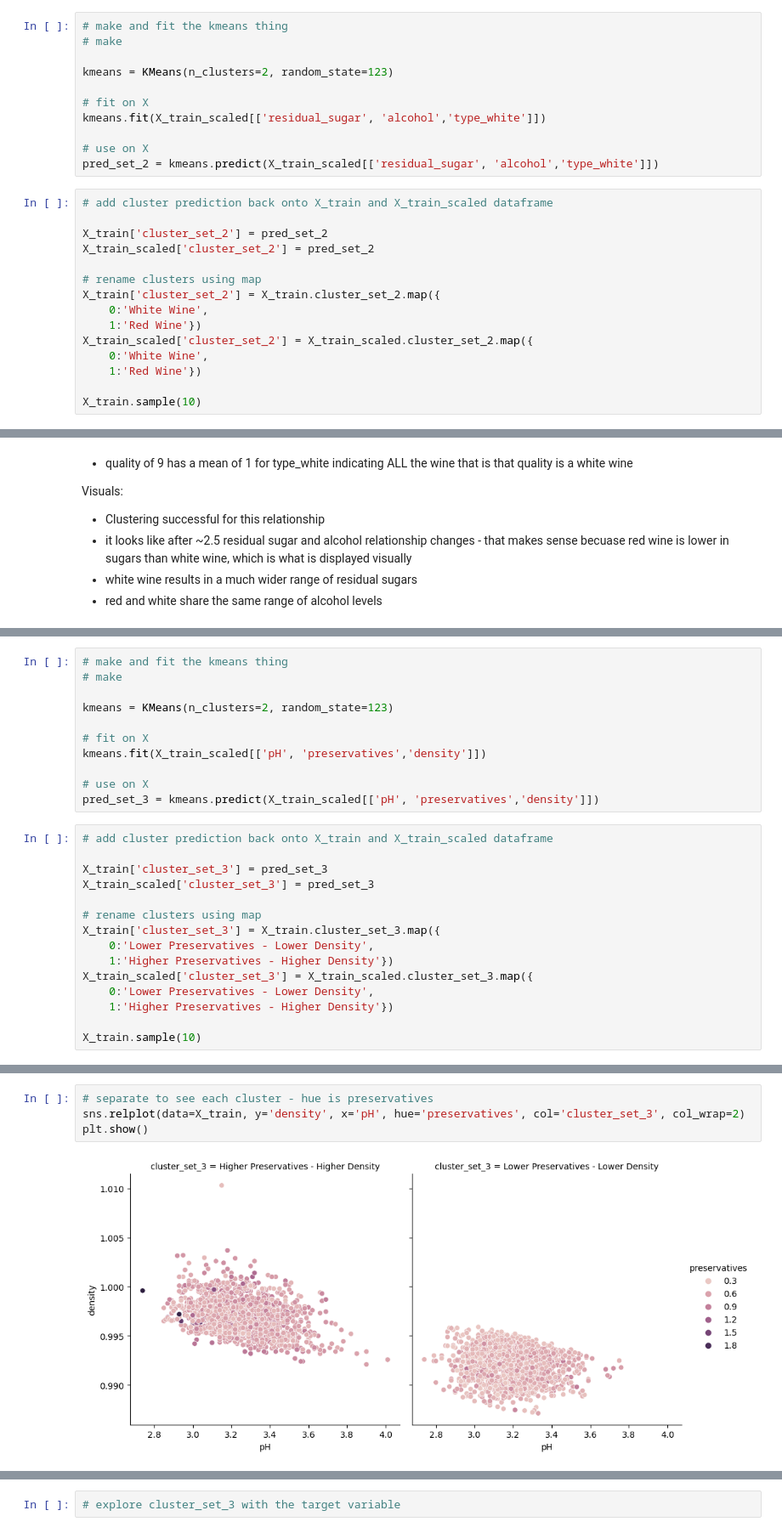
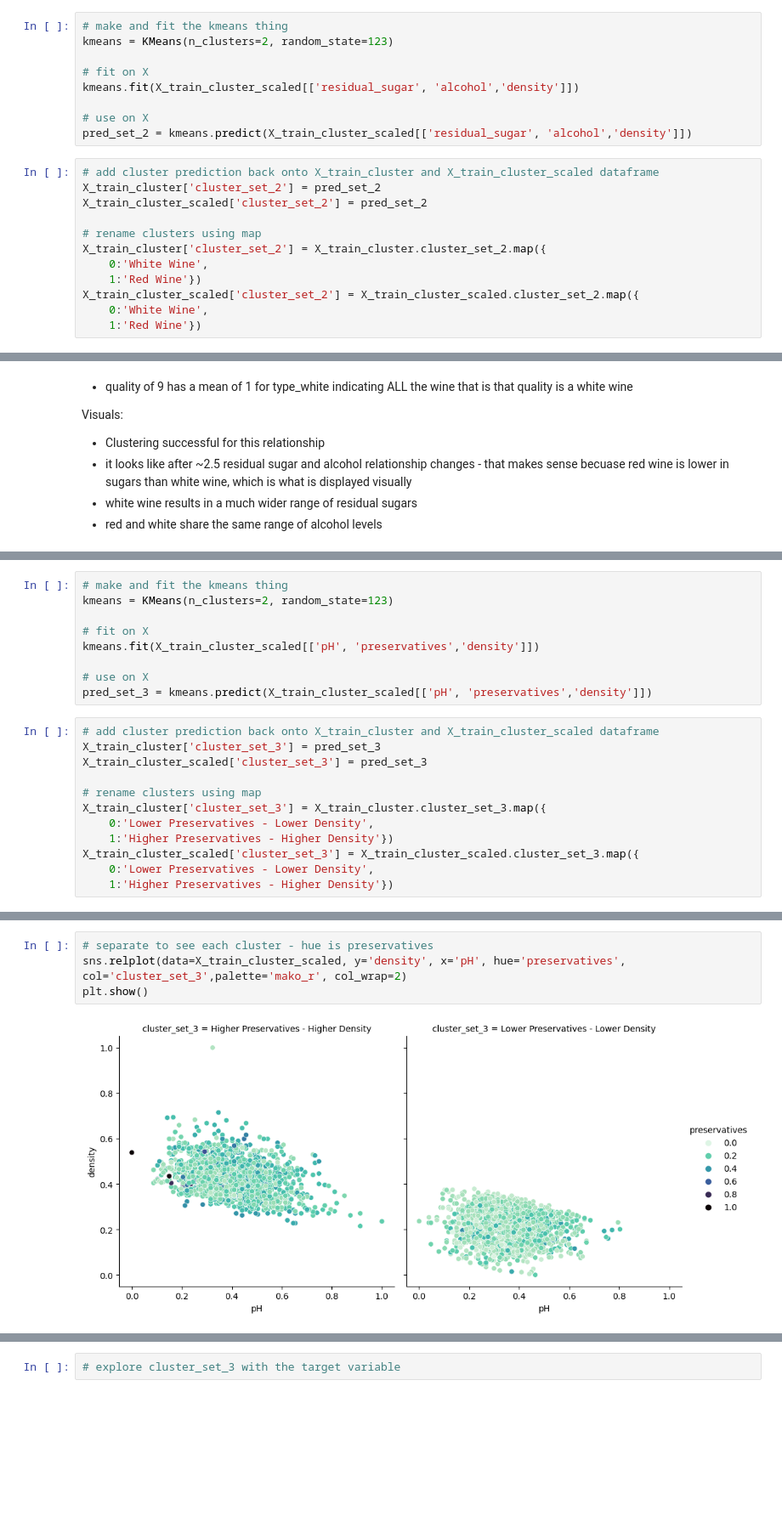
Before and after one commit to OKPTaylor/wine-quality-predictor, a Jupyter notebook: final_report2.ipynb, the cells around one changed output, grey strips where cells are left out. Shown at 85% size. Saved outputs shown, nothing was run; the diff lists cells and outputs as text; blank space fills up the shorter version.

```diff
--- a/final_report2.ipynb
+++ b/final_report2.ipynb
@@ -460,26 +484,21 @@ Visuals:
 # %%
 # make and fit the kmeans thing
-# make
-
 kmeans = KMeans(n_clusters=2, random_state=123)
 
 # fit on X
-kmeans.fit(X_train_scaled[['residual_sugar', 'alcohol','type_white']])
+kmeans.fit(X_train_cluster_scaled[['residual_sugar', 'alcohol','density']])
 
 # use on X
-pred_set_2 = kmeans.predict(X_train_scaled[['residual_sugar', 'alcohol','type_white']])
+pred_set_2 = kmeans.predict(X_train_cluster_scaled[['residual_sugar', 'alcohol','density']])
 # %%
-# add cluster prediction back onto X_train and X_train_scaled dataframe
-
-X_train['cluster_set_2'] = pred_set_2
-X_train_scaled['cluster_set_2'] = pred_set_2
+# add cluster prediction back onto X_train_cluster and X_train_cluster_scaled dataframe
+X_train_cluster['cluster_set_2'] = pred_set_2
+X_train_cluster_scaled['cluster_set_2'] = pred_set_2
 
 # rename clusters using map
-X_train['cluster_set_2'] = X_train.cluster_set_2.map({
+X_train_cluster['cluster_set_2'] = X_train_cluster.cluster_set_2.map({
     0:'White Wine',
     1:'Red Wine'})
-X_train_scaled['cluster_set_2'] = X_train_scaled.cluster_set_2.map({
+X_train_cluster_scaled['cluster_set_2'] = X_train_cluster_scaled.cluster_set_2.map({
     0:'White Wine',
     1:'Red Wine'})
-
-X_train.sample(10)
@@ -554,27 +561,22 @@ Visuals:
 * pH, preservatives, density
 # %%
 # make and fit the kmeans thing
-# make
-
 kmeans = KMeans(n_clusters=2, random_state=123)
 
 # fit on X
-kmeans.fit(X_train_scaled[['pH', 'preservatives','density']])
+kmeans.fit(X_train_cluster_scaled[['pH', 'preservatives','density']])
 
 # use on X
-pred_set_3 = kmeans.predict(X_train_scaled[['pH', 'preservatives','density']])
+pred_set_3 = kmeans.predict(X_train_cluster_scaled[['pH', 'preservatives','density']])
 # %%
-# add cluster prediction back onto X_train and X_train_scaled dataframe
-
-X_train['cluster_set_3'] = pred_set_3
-X_train_scaled['cluster_set_3'] = pred_set_3
+# add cluster prediction back onto X_train_cluster and X_train_cluster_scaled dataframe
+X_train_cluster['cluster_set_3'] = pred_set_3
+X_train_cluster_scaled['cluster_set_3'] = pred_set_3
 
 # rename clusters using map
-X_train['cluster_set_3'] = X_train.cluster_set_3.map({
+X_train_cluster['cluster_set_3'] = X_train_cluster.cluster_set_3.map({
     0:'Lower Preservatives - Lower Density',
     1:'Higher Preservatives - Higher Density'})
-X_train_scaled['cluster_set_3'] = X_train_scaled.cluster_set_3.map({
+X_train_cluster_scaled['cluster_set_3'] = X_train_cluster_scaled.cluster_set_3.map({
     0:'Lower Preservatives - Lower Density',
     1:'Higher Preservatives - Higher Density'})
-
-X_train.sample(10)
@@ -605,10 +595,10 @@ X_train.groupby('quality')['pH', 'preservatives','density'].mean()
 | 9 | 3.296667 | 0.516667 | 0.992400 |
 # %%
 # separate to see each cluster - hue is preservatives
-sns.relplot(data=X_train, y='density', x='pH', hue='preservatives', col='cluster_set_3', col_wrap=2)
+sns.relplot(data=X_train_cluster_scaled, y='density', x='pH', hue='preservatives', col='cluster_set_3',palette='mako_r', col_wrap=2)
 plt.show()
 # %% [output]
-[figure, old version]
+[figure, new version]
 # %%
 # graphically
 plt.figure(figsize=(14, 9))
```
Also changed, not shown: parts of 47 cells of this notebook.
